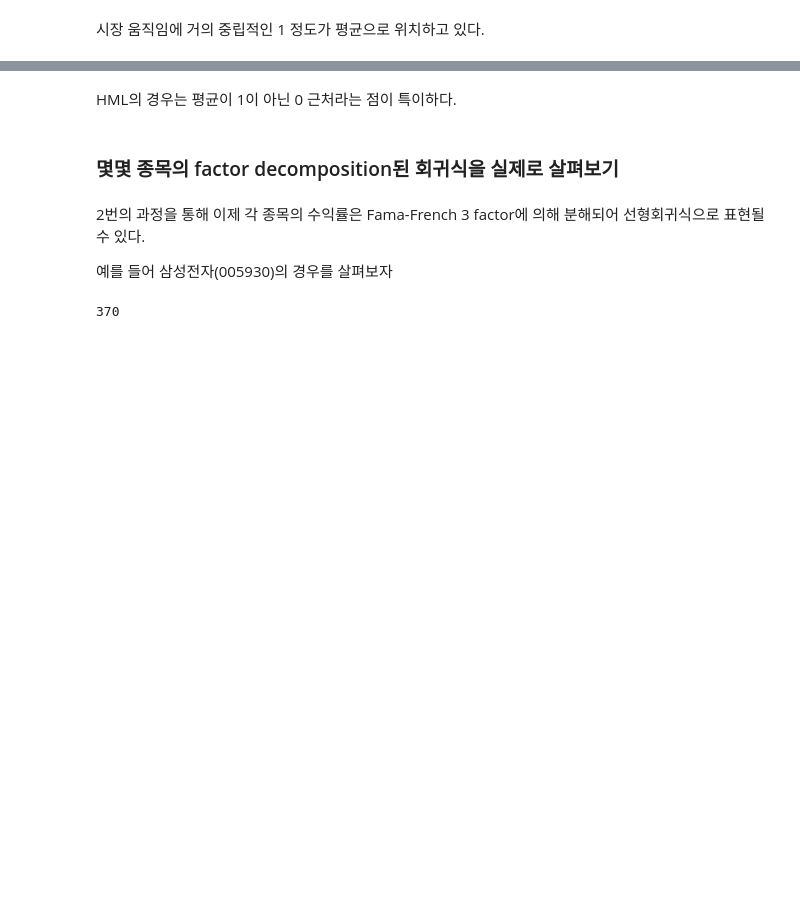
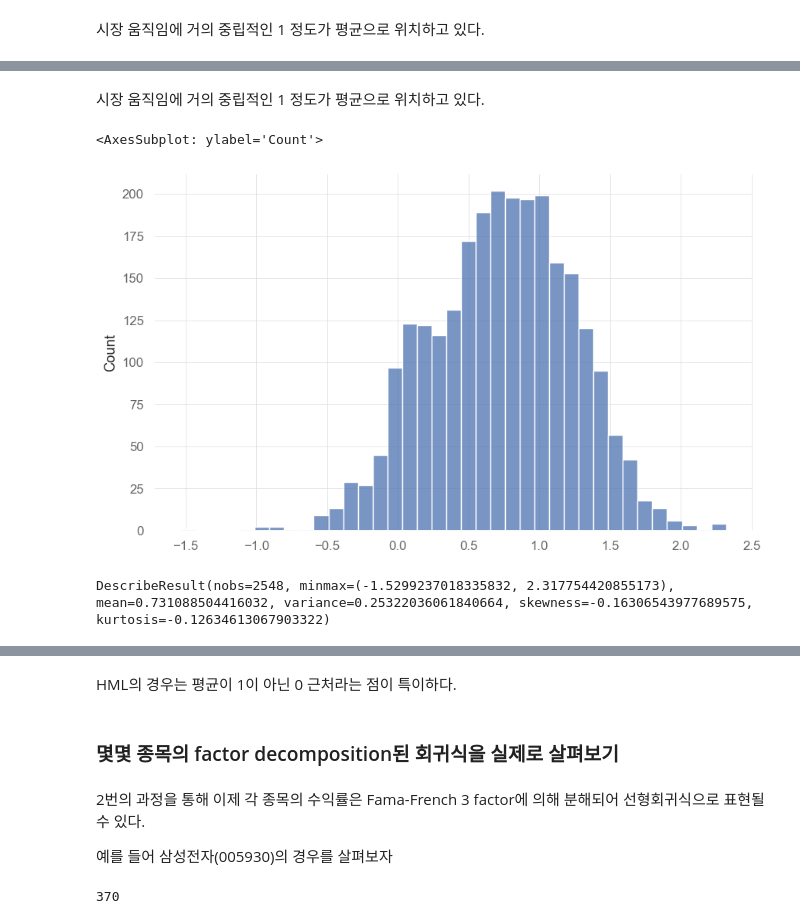
Before and after one commit to jaepil-choi/korquanttools, a Jupyter notebook: notebooks/factor_research.ipynb, the cells around one changed output, grey strips where cells are left out. Drawn from its saved outputs; the diff is of its cells as text; code cells hidden in the pictures; blank space fills up the shorter version.

```diff
--- a/notebooks/factor_research.ipynb
+++ b/notebooks/factor_research.ipynb
@@ -712,0 +802,11 @@ sns.histplot(HML_betas)
+# %% [markdown]
+시장 움직임에 거의 중립적인 1 정도가 평균으로 위치하고 있다.
+# %%
+sns.histplot(SMB_betas)
+# %% [output]
+<AxesSubplot: ylabel='Count'>
+[figure, added]
+# %%
+scipy.stats.describe(SMB_betas)
+# %% [output]
+DescribeResult(nobs=2548, minmax=(-1.5299237018335832, 2.317754420855173), mean=0.731088504416032, variance=0.25322036061840664, skewness=-0.16306543977689575, kurtosis=-0.12634613067903322)
```
Also changed, not shown: parts of 37 cells of this notebook.
